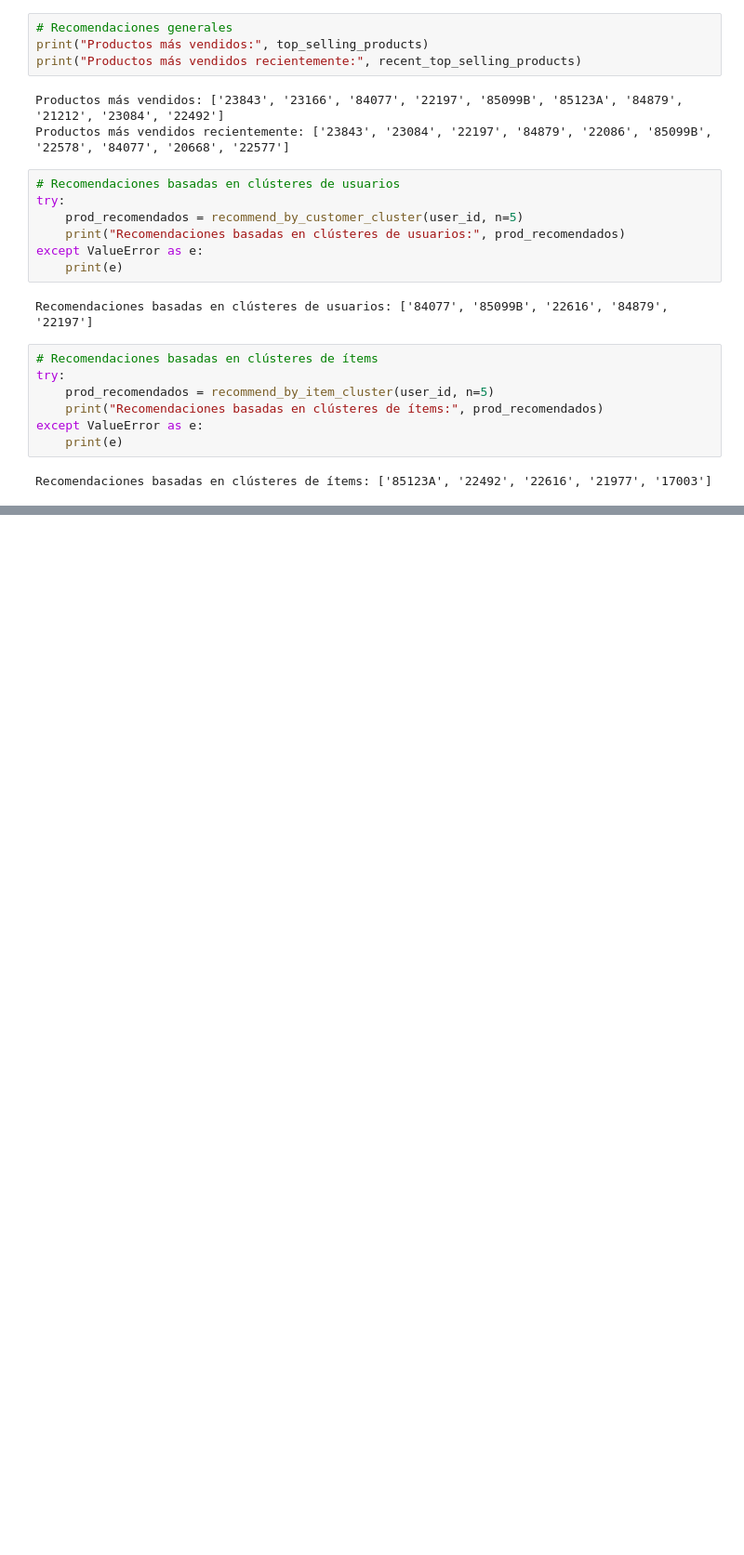
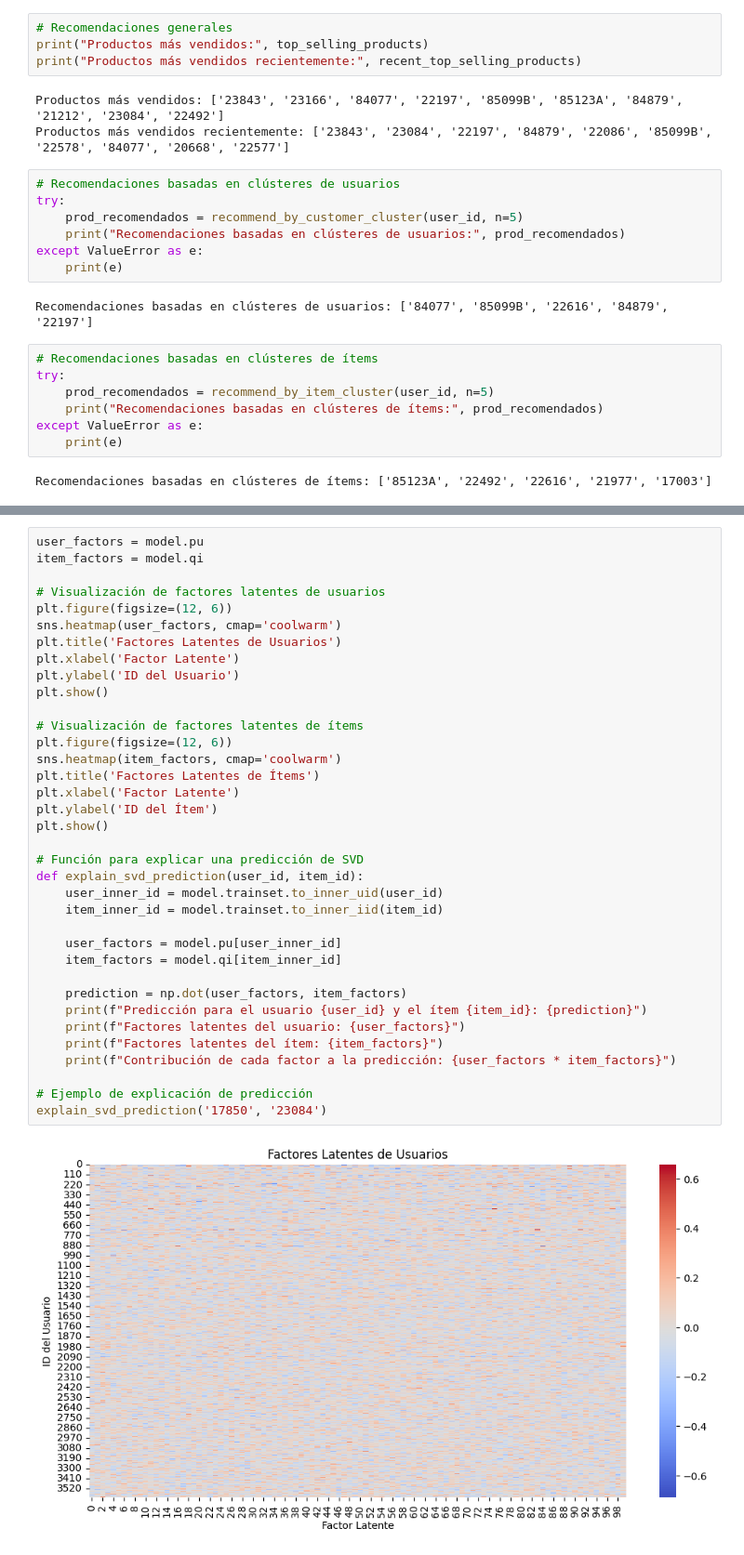
Before and after one commit to franckhbz/-CC219-TP-TF-2024-1, a Jupyter notebook: TF_201421134/Codigo Fuente/TF_201421134.ipynb, the cells around one changed output, grey strips where cells are left out. Shown at 93% size. Drawn from its saved outputs; the diff is of its cells as text; blank space fills up the shorter version.

```diff
--- a/TF_201421134/Codigo Fuente/TF_201421134.ipynb
+++ b/TF_201421134/Codigo Fuente/TF_201421134.ipynb
@@ -384,0 +385,38 @@ Recomendaciones basadas en svd: ['21137', '82582', '22383', '22197', '22849']
+# %%
+user_factors = model.pu
+item_factors = model.qi
+
+# Visualización de factores latentes de usuarios
+plt.figure(figsize=(12, 6))
+sns.heatmap(user_factors, cmap='coolwarm')
+plt.title('Factores Latentes de Usuarios')
+plt.xlabel('Factor Latente')
+plt.ylabel('ID del Usuario')
+plt.show()
+
+# Visualización de factores latentes de ítems
+plt.figure(figsize=(12, 6))
+sns.heatmap(item_factors, cmap='coolwarm')
+plt.title('Factores Latentes de Ítems')
+plt.xlabel('Factor Latente')
+plt.ylabel('ID del Ítem')
+plt.show()
+
+# Función para explicar una predicción de SVD
+def explain_svd_prediction(user_id, item_id):
+    user_inner_id = model.trainset.to_inner_uid(user_id)
+    item_inner_id = model.trainset.to_inner_iid(item_id)
+
+    user_factors = model.pu[user_inner_id]
+    item_factors = model.qi[item_inner_id]
+
+    prediction = np.dot(user_factors, item_factors)
+    print(f"Predicción para el usuario {user_id} y el ítem {item_id}: {prediction}")
+    print(f"Factores latentes del usuario: {user_factors}")
+    print(f"Factores latentes del ítem: {item_factors}")
+    print(f"Contribución de cada factor a la predicción: {user_factors * item_factors}")
+
+# Ejemplo de explicación de predicción
+explain_svd_prediction('17850', '23084')
+# %% [output]
+[figure, added]
```
Also changed, not shown: parts of 6 cells of this notebook.
